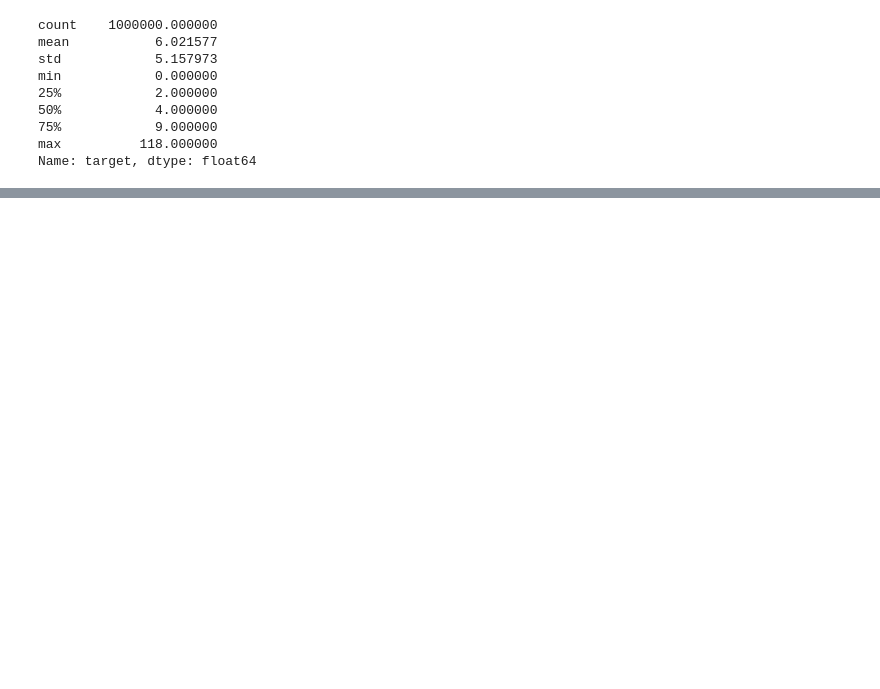
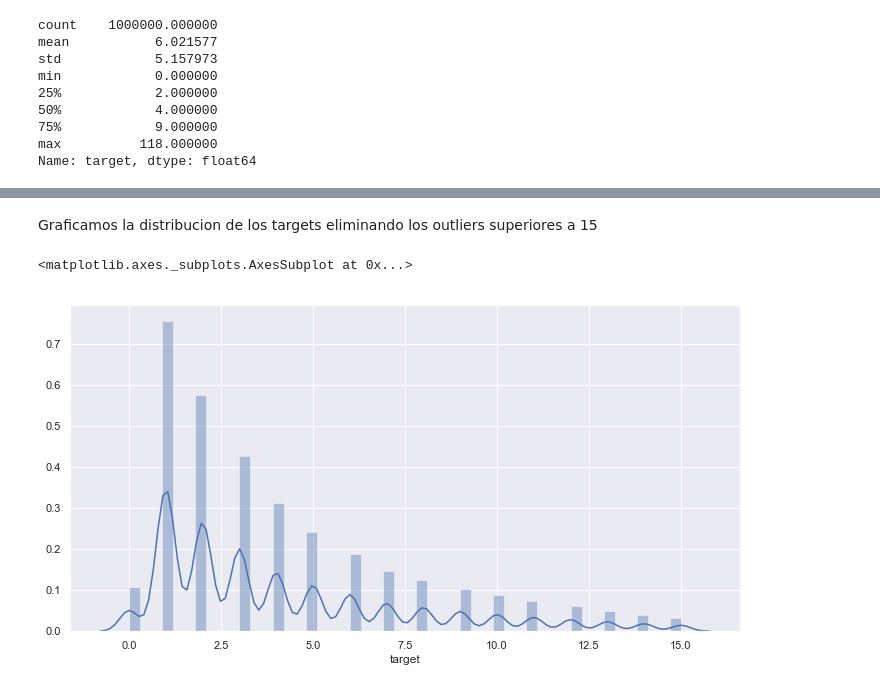
Before and after one commit to manquius/series_temporales, a Jupyter notebook: Practico1_fer.ipynb, the cells around one changed output, grey strips where cells are left out. Saved outputs shown, nothing was run; the diff lists cells and outputs as text; code cells hidden in the pictures; blank space fills up the shorter version.

```diff
--- a/Practico1_fer.ipynb
+++ b/Practico1_fer.ipynb
@@ -256,0 +289,9 @@ sb.distplot(a)
+# %% [markdown]
+Graficamos la distribucion de los targets eliminando los outliers superiores a 15
+# %%
+targets = filtered_states[filtered_states['target'] <= 15]['target']
+plt.figure(figsize=(12,6))
+sb.distplot(targets)
+# %% [output]
+<matplotlib.axes._subplots.AxesSubplot at 0x...>
+[figure, added]
```
Also changed, not shown: parts of 79 cells of this notebook.
